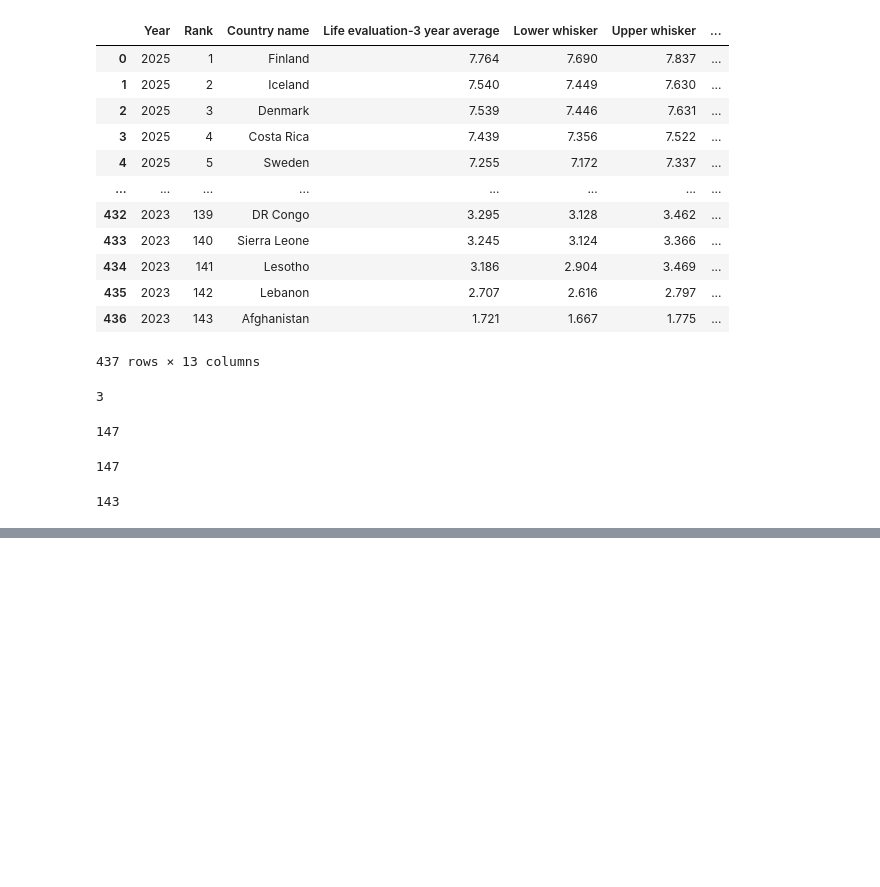
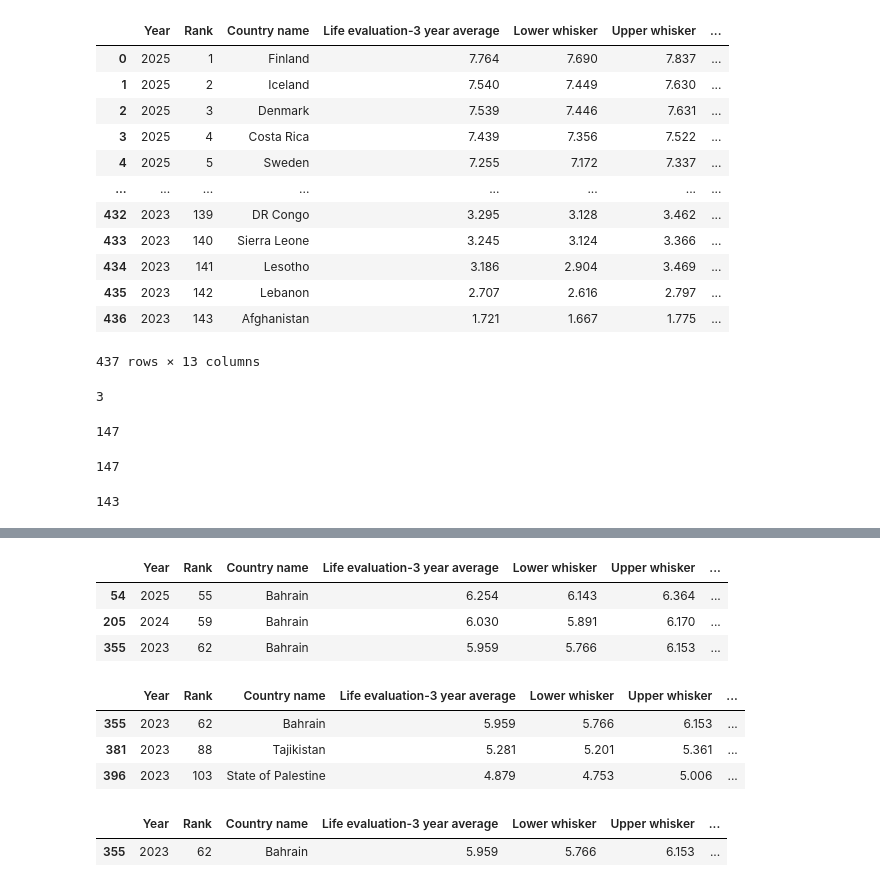
Before and after one commit to KalaivananKannan/CodewithKalai, a Jupyter notebook: happiness.ipynb, the cells around one changed output, grey strips where cells are left out. Saved outputs shown, nothing was run; the diff lists cells and outputs as text; code cells hidden in the pictures; blank space fills up the shorter version.

```diff
--- a/happiness.ipynb
+++ b/happiness.ipynb
@@ -41,0 +77,7 @@ ValueError: 3 columns passed, passed data had 1 columns
+# %%
+df.loc[df['Country name']=='Bahrain']
+# %% [output]
+|  | Year | Rank | Country name | Life evaluation-3 year average | Lower whisker | Upper whisker | ... |
+| 54 | 2025 | 55 | Bahrain | 6.254 | 6.143 | 6.364 | ... |
+| 205 | 2024 | 59 | Bahrain | 6.030 | 5.891 | 6.170 | ... |
+| 355 | 2023 | 62 | Bahrain | 5.959 | 5.766 | 6.153 | ... |
@@ -41,0 +86,12 @@ ValueError: 3 columns passed, passed data had 1 columns
+# %%
+dd
+# %% [output]
+|  | Year | Rank | Country name | Life evaluation-3 year average | Lower whisker | Upper whisker | ... |
+| 355 | 2023 | 62 | Bahrain | 5.959 | 5.766 | 6.153 | ... |
+| 381 | 2023 | 88 | Tajikistan | 5.281 | 5.201 | 5.361 | ... |
+| 396 | 2023 | 103 | State of Palestine | 4.879 | 4.753 | 5.006 | ... |
+# %%
+dd[dd['Country name']=='Bahrain']
+# %% [output]
+|  | Year | Rank | Country name | Life evaluation-3 year average | Lower whisker | Upper whisker | ... |
+| 355 | 2023 | 62 | Bahrain | 5.959 | 5.766 | 6.153 | ... |
```
Also changed, not shown: parts of 18 cells of this notebook.
